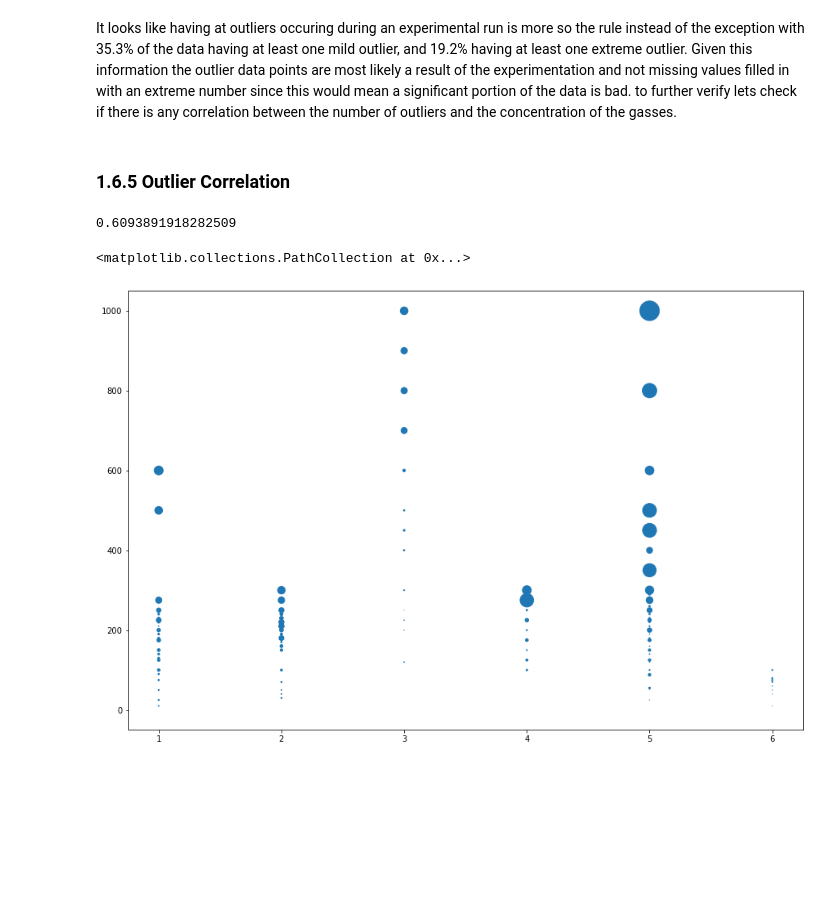
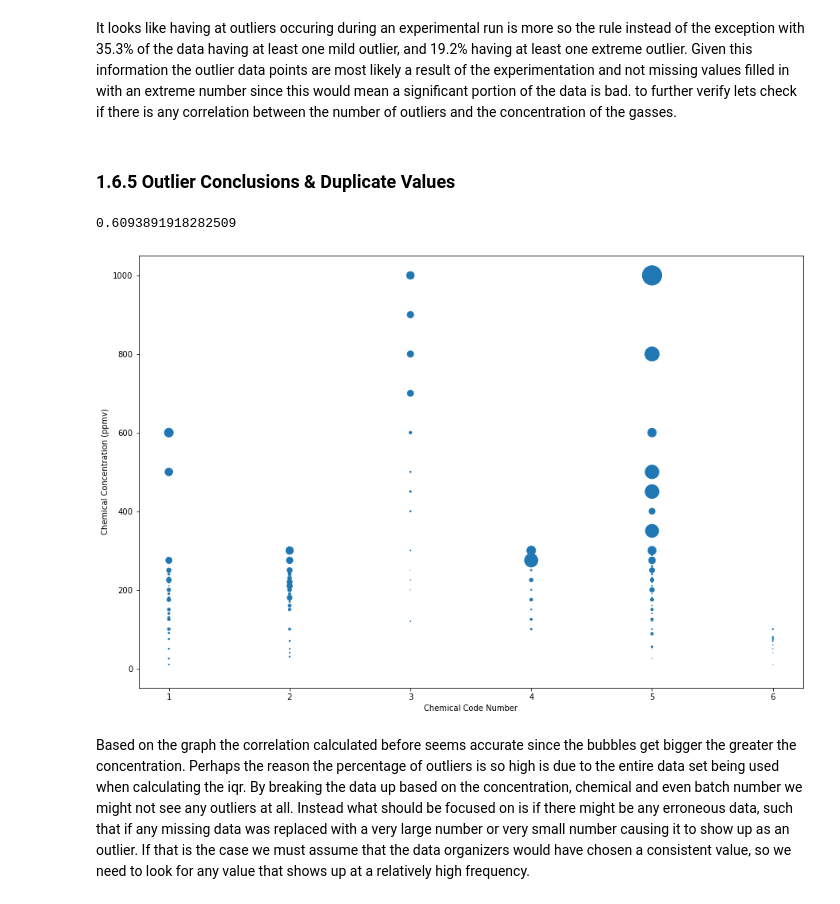
Before and after one commit to scosam/SpringBoard, a Jupyter notebook: Capstone Project 2/notebooks/Capstone2Project.ipynb, the cells around one changed output. Drawn from its saved outputs; the diff is of its cells as text; code cells hidden in the pictures; blank space fills up the shorter version.

Commit message:
explored which values were duplicates and the count of them. saved the cleaned data

```diff
--- a/Capstone Project 2/notebooks/Capstone2Project.ipynb
+++ b/Capstone Project 2/notebooks/Capstone2Project.ipynb
@@ -213,5 +214,5 @@ dtype: int64
 # %% [markdown]
 It looks like having at outliers occuring during an experimental run is more so the rule instead of the exception with 35.3% of the data having at least one mild outlier, and 19.2% having at least one extreme outlier. Given this information the outlier data points are most likely a result of the experimentation and not missing values filled in with an extreme number since this would mean a significant portion of the data is bad. to further verify lets check if there is any correlation between the number of outliers and the concentration of the gasses.
 # %% [markdown]
-### 1.6.5 Outlier Correlation
+### 1.6.5 Outlier Conclusions & Duplicate Values
 # %%
@@ -219,15 +220,23 @@ f_data['Concentration'].corr(ex_out_df.sum(axis=1))
 # %% [output]
 0.6093891918282509
 # %%
-# want a display of chemical code on x-axis and concentration on y-axis color coded based on the average
+#dataframe of the two target parameters and the number of outliers in a given run
 combined = pd.concat([f_data['Concentration'], f_data['ChemicalCode'], ex_out_df.sum(axis=1)], axis = 1)
 combined.columns = ['Concentration', 'ChemicalCode', 'NumOutliers']
-grouped = combined.groupby(['ChemicalCode', 'Concentration']).agg('mean')
+
+grouped = combined.groupby(['ChemicalCode', 'Concentration']).agg('mean') #calculate the mean number of outliers per row for each combination of the two target parameters
+
+#transform the double indexed group back into a dataframe
 grouped['Concentration'] = grouped.index.get_level_values(1)
 grouped = grouped.droplevel(1)
 grouped.reset_index(inplace = True)
+
+#plot the test parameter combinations and display buble size is the average number of outlie values
 plt.figure(figsize=(15,10))
 plt.scatter(grouped['ChemicalCode'], grouped['Concentration'], grouped['NumOutliers']*10)
+plt.xlabel('Chemical Code Number')
+plt.ylabel('Chemical Concentration (ppmv)');
 # %% [output]
-<matplotlib.collections.PathCollection at 0x...>
-[figure, old version]
+[figure, new version]
+# %% [markdown]
+Based on the graph the correlation calculated before seems accurate since the bubbles get bigger the greater the concentration. Perhaps the reason the percentage of outliers is so high is due to the entire data set being used when calculating the iqr. By breaking the data up based on the concentration, chemical and even batch number we might not see any outliers at all. Instead what should be focused on is if there might be any erroneous data, such that if any missing data was replaced with a very large number or very small number causing it to show up as an outlier. If that is the case we must assume that the data organizers would have chosen a consistent value, so we need to look for any value that shows up at a relatively high frequency.
```
Also changed, not shown: parts of 6 cells of this notebook, 1 other file.
